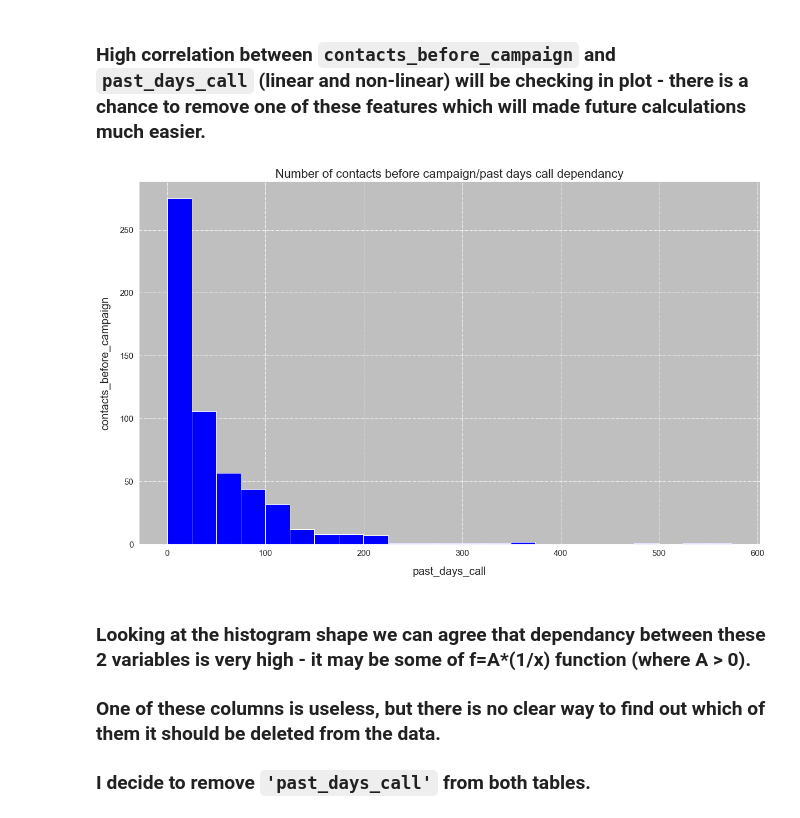
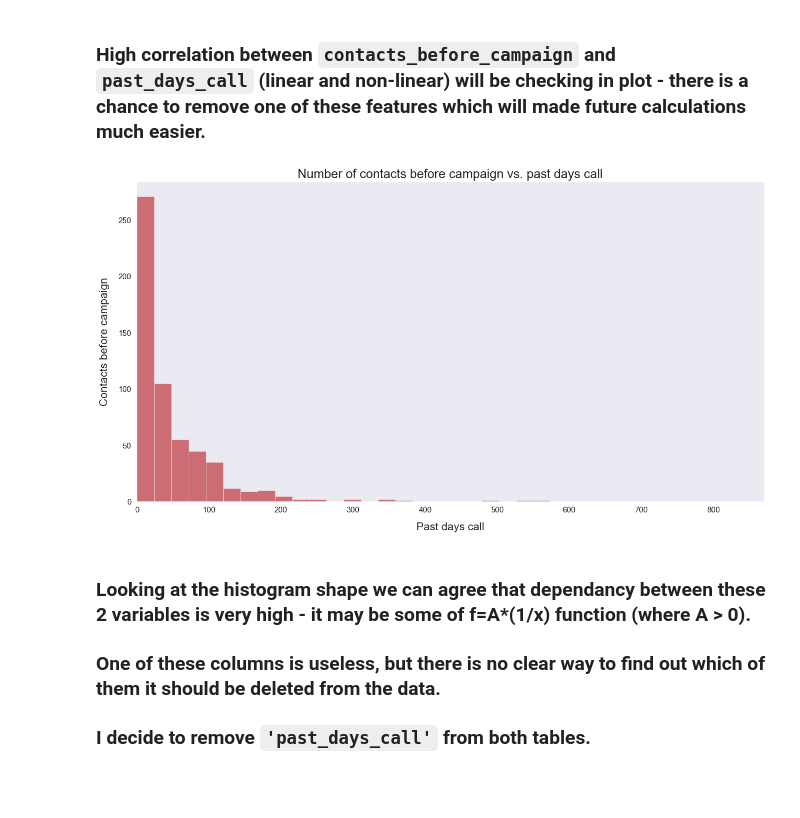
Before and after one commit to KrzysztofSobota/bank_credit_decision, a Jupyter notebook: bank_customers_survey.ipynb, the cells around one changed output. Saved outputs shown, nothing was run; the diff lists cells and outputs as text; code cells hidden in the pictures; blank space fills up the shorter version.

```diff
--- a/bank_customers_survey.ipynb
+++ b/bank_customers_survey.ipynb
@@ -146,22 +146,24 @@ plt.show()
 # %% [markdown]
 ### High correlation between `contacts_before_campaign` and `past_days_call` (linear and non-linear) will be checking in plot - there is a chance to remove one of these features which will made future calculations much easier.
 # %%
-fig, ax = plt.subplots(figsize = (20, 12))
+sum1 = traindata.groupby('past_days_call')['contacts_before_campaign'].sum()
+x_num = np.math.ceil(np.sqrt(len(sum1)))
 
-sum1 = traindata.groupby('past_days_call')['contacts_before_campaign'].sum()
-x_num = np.int(np.sqrt(len(sum1)))
+sns.set_style("dark")
+# Set up the matplotlib figure
+f, ax = plt.subplots(figsize = (18, 10))
 
-ax.hist(sum1, bins = x_num, color = 'blue')
-ax.set_xlabel('past days call', labelpad = 16, fontsize = 20)
-ax.set_ylabel('contacts before campaign', labelpad = 16, fontsize = 20)
-ax.grid(color = 'w', linestyle = '-.', linewidth = 0.8)
-ax.set_facecolor('#bfbfbf')
-ax.set_title('Number of contacts before campaign/past days call dependancy', fontsize = 22)
+# Plot a histogram and kernel density estimate
+sns.distplot(sum1, kde=False, hist_kws={"linewidth": 0.5, "alpha": 0.8}, bins = x_num, color="r")
+plt.xlim(traindata['past_days_call'].min(), traindata['past_days_call'].max())
+plt.xlabel('Past days call', labelpad = 16, fontsize = 21)
+plt.ylabel('Contacts before campaign', labelpad = 16, fontsize = 21)
+plt.title('Number of contacts before campaign vs. past days call', fontsize = 24)
 ax.tick_params(labelsize = 15)
 
-plt.show()
+plt.tight_layout()
 # %% [output]
-[figure, old version]
+[figure, new version]
 # %% [markdown]
 ### Looking at the histogram shape we can agree that dependancy between these 2 variables is very high - it may be some of f=A*(1/x) function (where A > 0).
 ### One of these columns is useless, but there is no clear way to find out which of them it should be deleted from the data.
```
Also changed, not shown: parts of 11 cells of this notebook.
